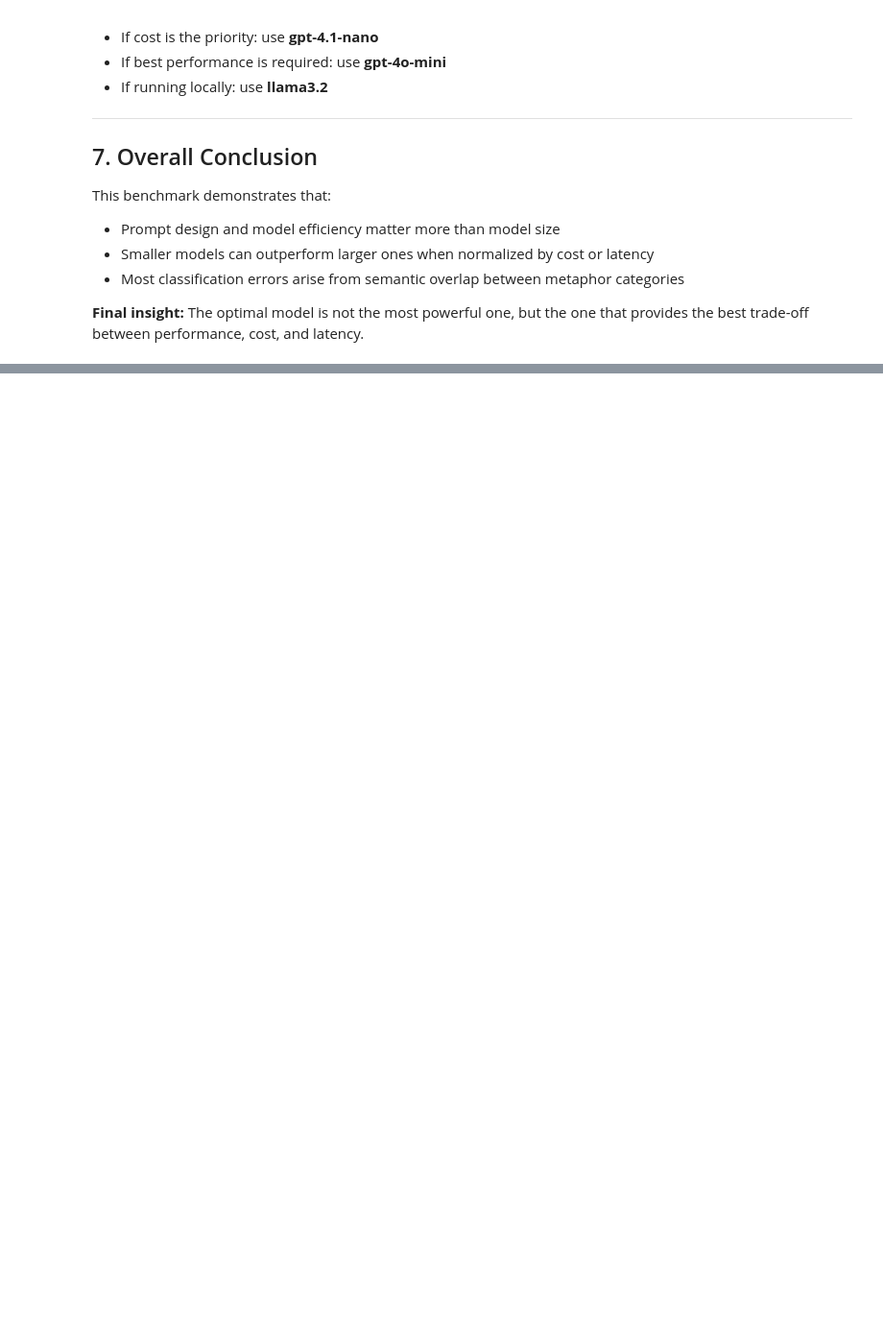
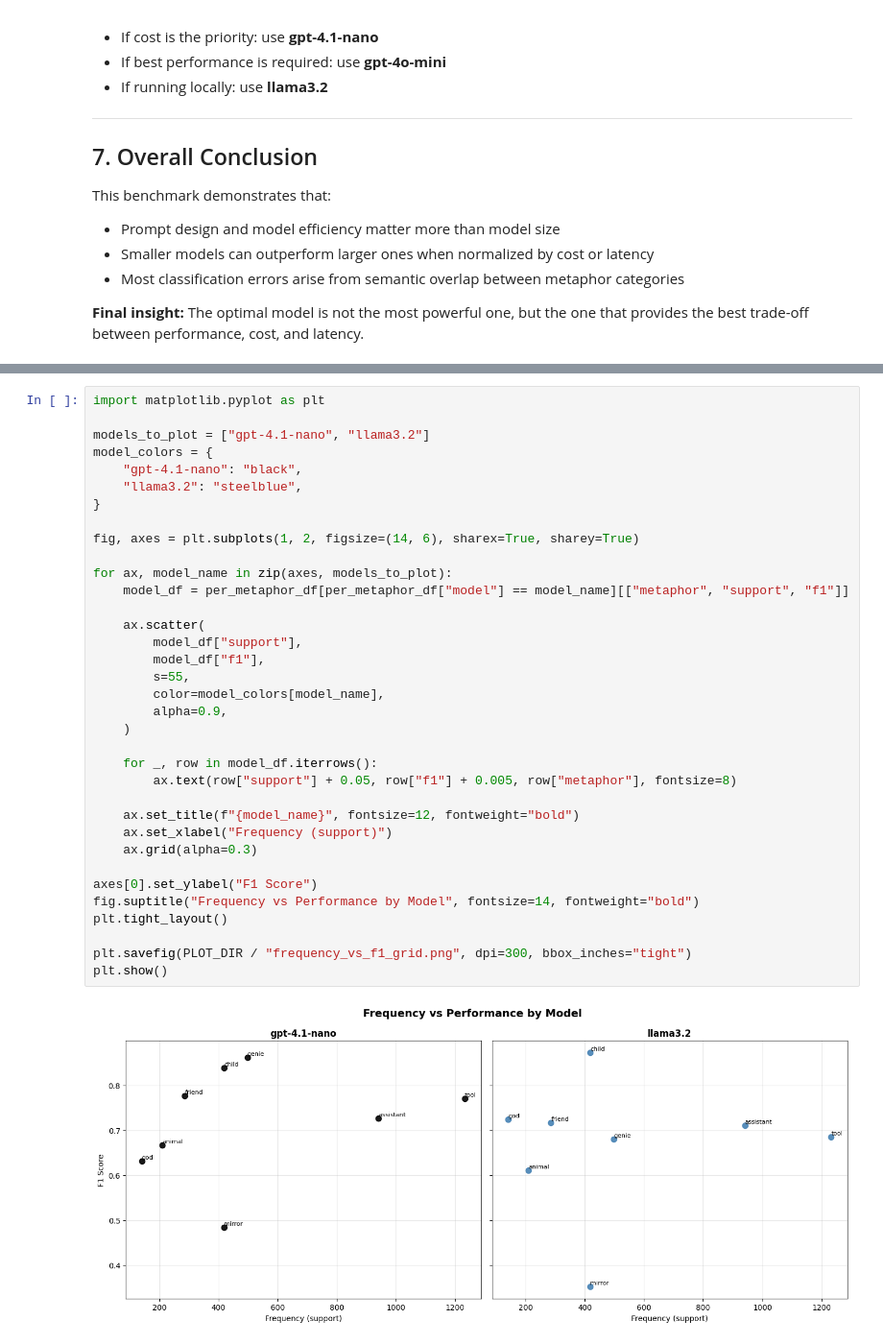
Before and after one commit to Sagnik-Chakravarty/FrameScope, a Jupyter notebook: Notebooks/01_LLM_comparison_metrics.ipynb, the cells around one changed output, grey strips where cells are left out. Shown at 96% size. Drawn from its saved outputs; the diff is of its cells as text; blank space fills up the shorter version.

```diff
--- a/Notebooks/01_LLM_comparison_metrics.ipynb
+++ b/Notebooks/01_LLM_comparison_metrics.ipynb
@@ -1287,0 +1400,37 @@ This benchmark demonstrates that:
+# %%
+import matplotlib.pyplot as plt
+
+models_to_plot = ["gpt-4.1-nano", "llama3.2"]
+model_colors = {
+    "gpt-4.1-nano": "black",
+    "llama3.2": "steelblue",
+}
+
+fig, axes = plt.subplots(1, 2, figsize=(14, 6), sharex=True, sharey=True)
+
+for ax, model_name in zip(axes, models_to_plot):
+    model_df = per_metaphor_df[per_metaphor_df["model"] == model_name][["metaphor", "support", "f1"]]
+
+    ax.scatter(
+        model_df["support"],
+        model_df["f1"],
+        s=55,
+        color=model_colors[model_name],
+        alpha=0.9,
+    )
+
+    for _, row in model_df.iterrows():
+        ax.text(row["support"] + 0.05, row["f1"] + 0.005, row["metaphor"], fontsize=8)
+
+    ax.set_title(f"{model_name}", fontsize=12, fontweight="bold")
+    ax.set_xlabel("Frequency (support)")
+    ax.grid(alpha=0.3)
+
+axes[0].set_ylabel("F1 Score")
+fig.suptitle("Frequency vs Performance by Model", fontsize=14, fontweight="bold")
+plt.tight_layout()
+
+plt.savefig(PLOT_DIR / "frequency_vs_f1_grid.png", dpi=300, bbox_inches="tight")
+plt.show()
+# %% [output]
+[figure, added]
```
Also changed, not shown: parts of 8 cells of this notebook, 4 other files.
